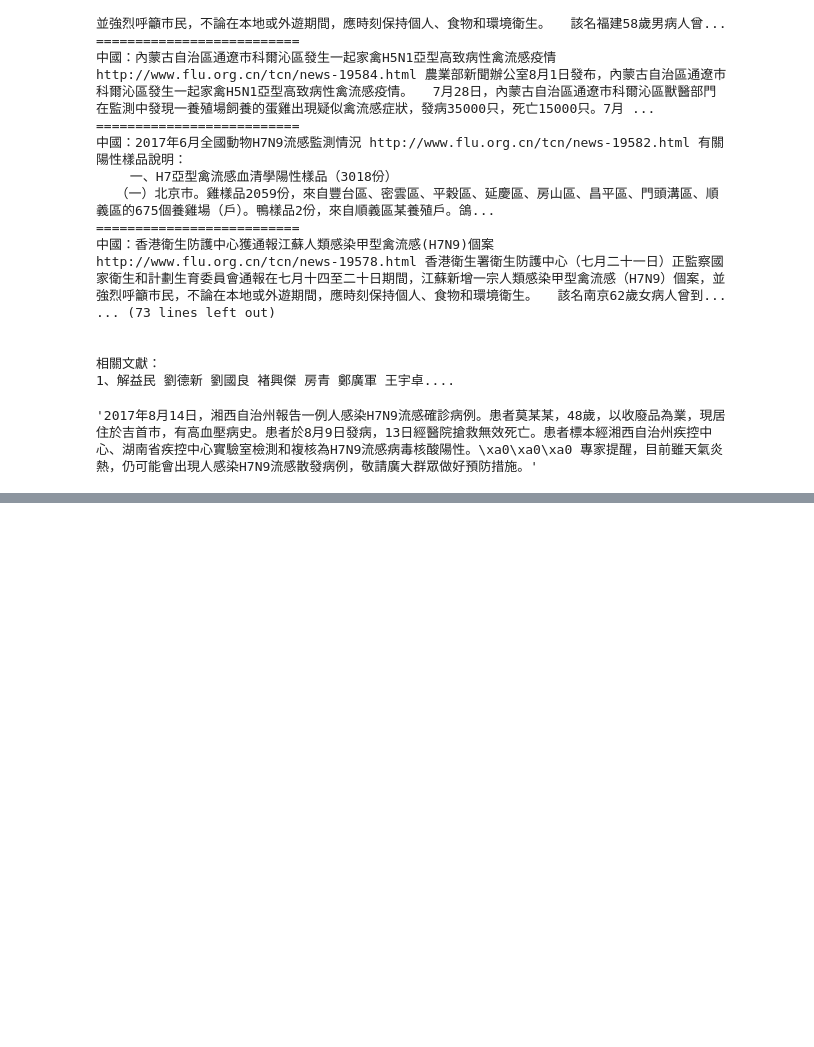
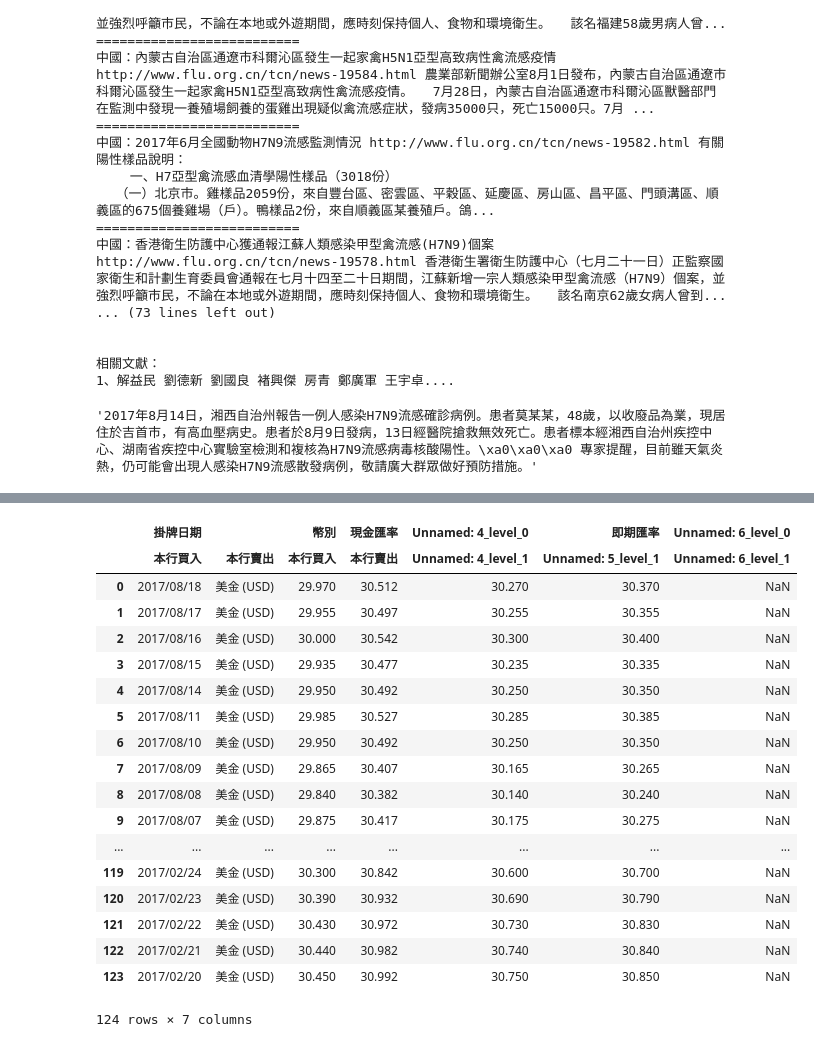
Before and after one commit to ywchiu/cdc_course, a Jupyter notebook: Demo20170818.ipynb, the cells around one changed output, grey strips where cells are left out. Cells and saved outputs as stored; diff of their text form; code cells hidden in the pictures; blank space fills up the shorter version.

```diff
--- a/Demo20170818.ipynb
+++ b/Demo20170818.ipynb
@@ -264,0 +398,28 @@ pageDetail('http://www.flu.org.cn/tcn/news-19570.html')
+# %%
+import requests
+from bs4 import BeautifulSoup
+res = requests.get('http://rate.bot.com.tw/xrt/quote/l6m/USD')
+soup = BeautifulSoup(res.text, 'html.parser')
+table = soup.select('.table-hover')[0].prettify()
+dfs = pandas.read_html(table)
+dfs[0]
+# %% [output]
+|  | 掛牌日期 |  | 幣別 | 現金匯率 | Unnamed: 4_level_0 | 即期匯率 | Unnamed: 6_level_0 |
+|  | 本行買入 | 本行賣出 | 本行買入 | 本行賣出 | Unnamed: 4_level_1 | Unnamed: 5_level_1 | Unnamed: 6_level_1 |
+| 0 | 2017/08/18 | 美金 (USD) | 29.970 | 30.512 | 30.270 | 30.370 | NaN |
+| 1 | 2017/08/17 | 美金 (USD) | 29.955 | 30.497 | 30.255 | 30.355 | NaN |
+| 2 | 2017/08/16 | 美金 (USD) | 30.000 | 30.542 | 30.300 | 30.400 | NaN |
+| 3 | 2017/08/15 | 美金 (USD) | 29.935 | 30.477 | 30.235 | 30.335 | NaN |
+| 4 | 2017/08/14 | 美金 (USD) | 29.950 | 30.492 | 30.250 | 30.350 | NaN |
+| 5 | 2017/08/11 | 美金 (USD) | 29.985 | 30.527 | 30.285 | 30.385 | NaN |
+| 6 | 2017/08/10 | 美金 (USD) | 29.950 | 30.492 | 30.250 | 30.350 | NaN |
+| 7 | 2017/08/09 | 美金 (USD) | 29.865 | 30.407 | 30.165 | 30.265 | NaN |
+| 8 | 2017/08/08 | 美金 (USD) | 29.840 | 30.382 | 30.140 | 30.240 | NaN |
+| 9 | 2017/08/07 | 美金 (USD) | 29.875 | 30.417 | 30.175 | 30.275 | NaN |
+| ... | ... | ... | ... | ... | ... | ... | ... |
+| 119 | 2017/02/24 | 美金 (USD) | 30.300 | 30.842 | 30.600 | 30.700 | NaN |
+| 120 | 2017/02/23 | 美金 (USD) | 30.390 | 30.932 | 30.690 | 30.790 | NaN |
+| 121 | 2017/02/22 | 美金 (USD) | 30.430 | 30.972 | 30.730 | 30.830 | NaN |
+| 122 | 2017/02/21 | 美金 (USD) | 30.440 | 30.982 | 30.740 | 30.840 | NaN |
+| 123 | 2017/02/20 | 美金 (USD) | 30.450 | 30.992 | 30.750 | 30.850 | NaN |
+124 rows × 7 columns
```
Also changed, not shown: parts of 22 cells of this notebook.
